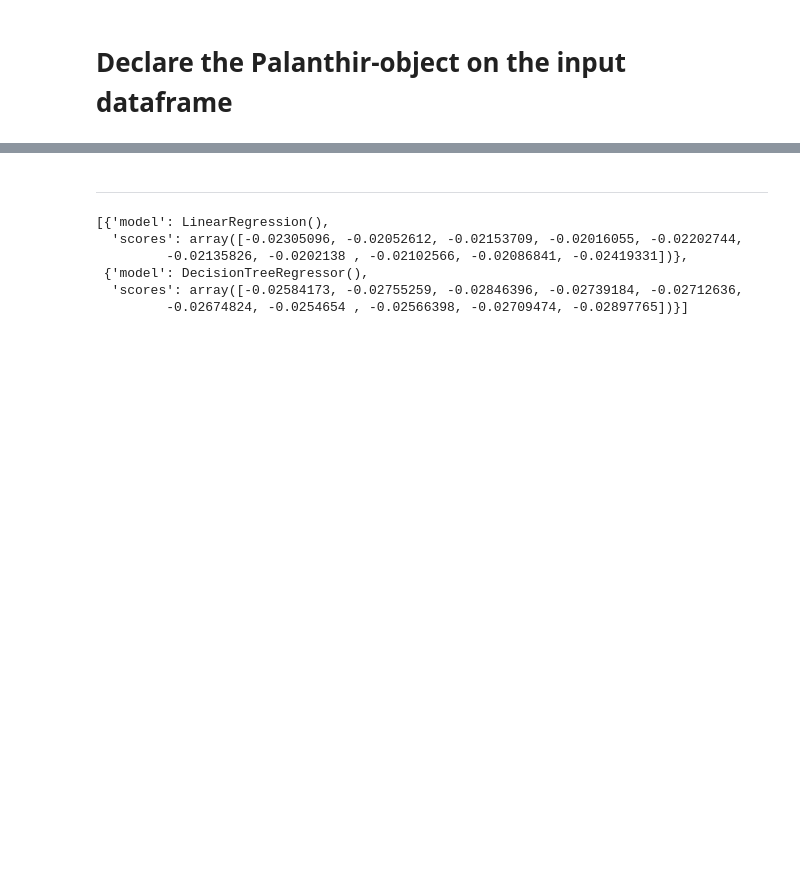
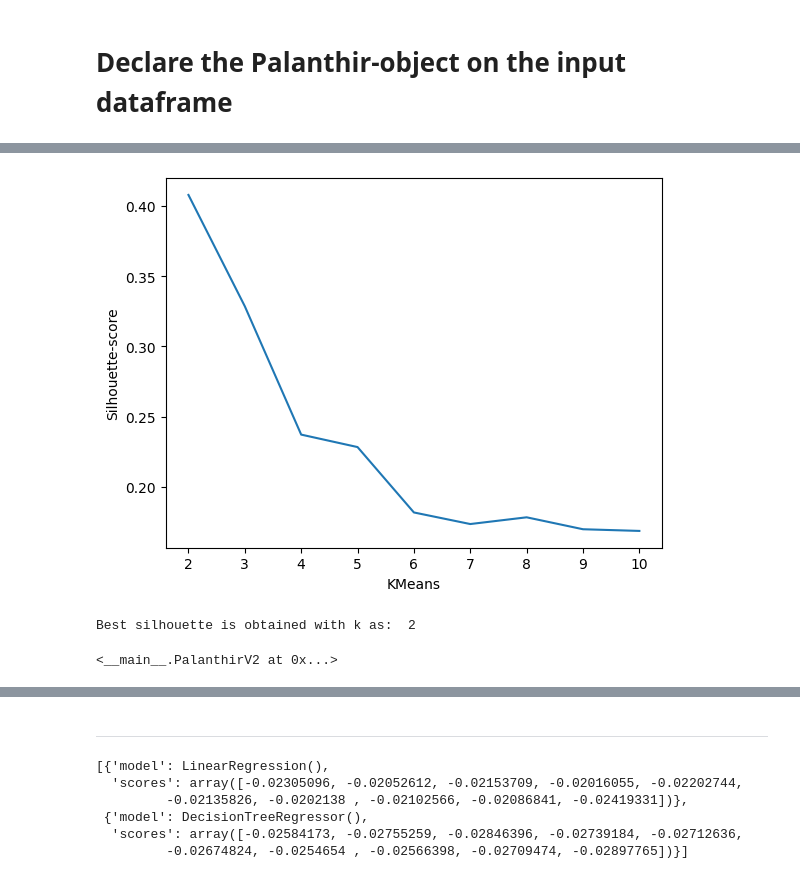
Before and after one commit to B0llemis/MLcode, a Jupyter notebook: Palanthir Experiment.ipynb, the cells around one changed output, grey strips where cells are left out. Cells and saved outputs as stored; diff of their text form; code cells hidden in the pictures; blank space fills up the shorter version.

```diff
--- a/Palanthir Experiment.ipynb
+++ b/Palanthir Experiment.ipynb
@@ -422,0 +509,6 @@ pal = Palanthir(df,
+# %%
+pal.cluster()
+# %% [output]
+[figure, added]
+Best silhouette is obtained with k as:  2
+<__main__.PalanthirV2 at 0x...>
```
Also changed, not shown: parts of 37 cells of this notebook, 1 other file.
